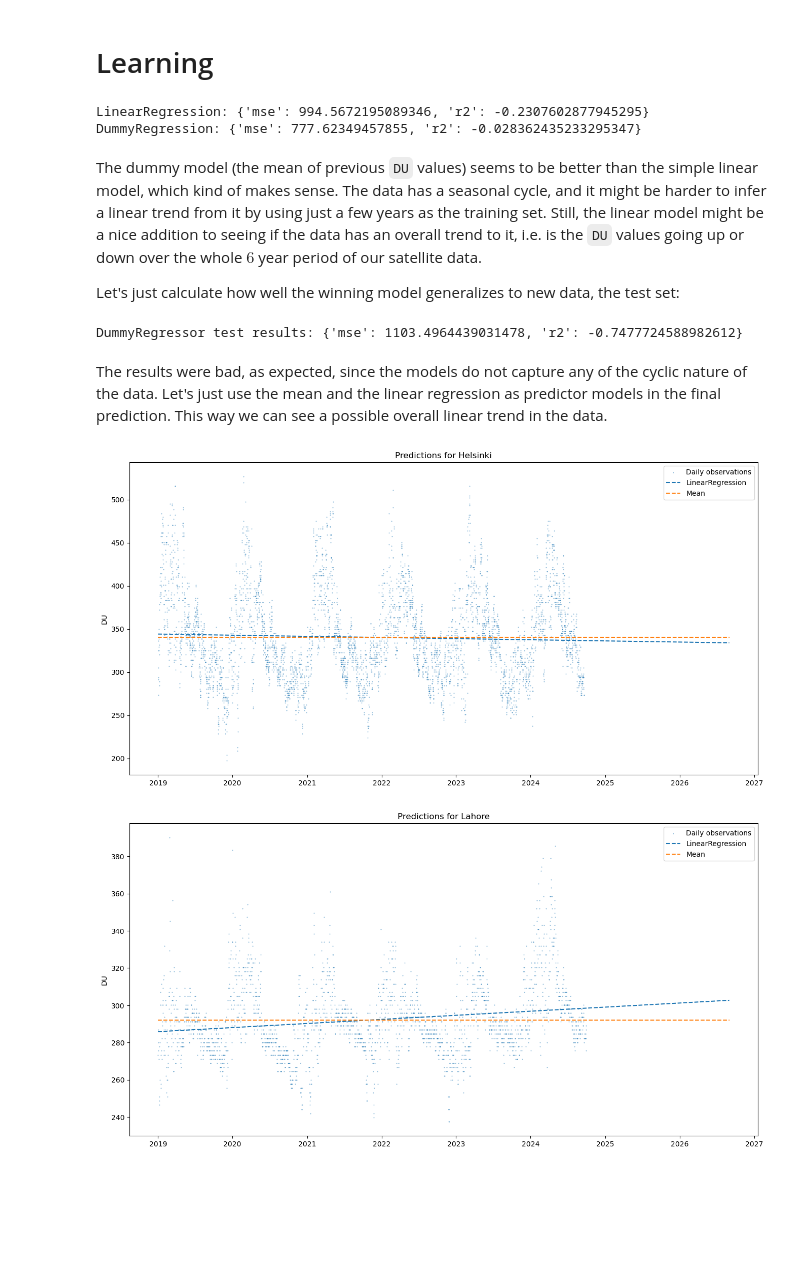
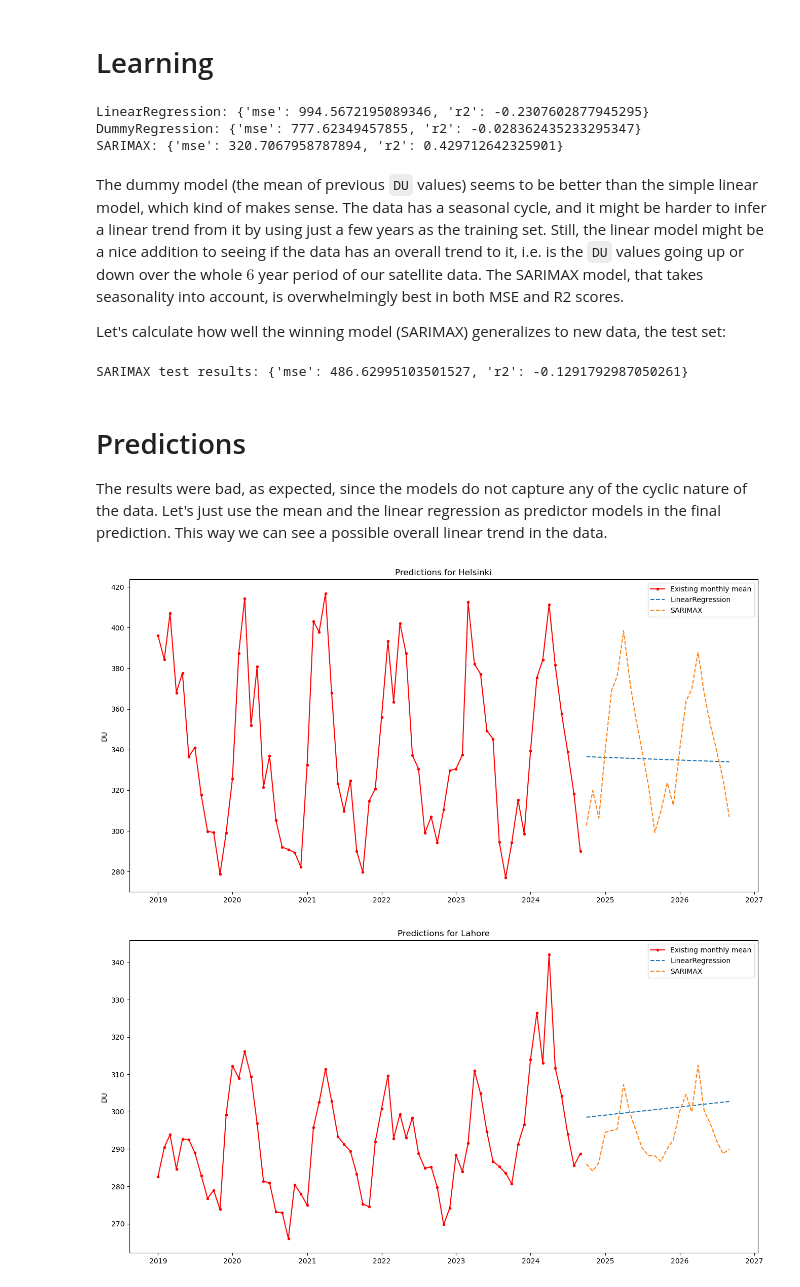
Before and after one commit to rtammisalo/project-ozone, a Jupyter notebook: ozone.ipynb, the cells around one changed output. Drawn from its saved outputs; the diff is of its cells as text; code cells hidden in the pictures; blank space fills up the shorter version.

Commit message:
Implement SARIMAX model

```diff
--- a/ozone.ipynb
+++ b/ozone.ipynb
@@ -239,11 +239,36 @@ cities['Lahore'].plot_all_ozone_data()
 from sklearn.model_selection import TimeSeriesSplit, cross_validate
 from sklearn.linear_model import LinearRegression
 from sklearn.dummy import DummyRegressor
+import sklearn.base as skbase
+import pmdarima
+
+# CV test data size in months
+cv_test_size = 12
+
+class SARIMAXWrapper(skbase.BaseEstimator, skbase.RegressorMixin):
+    """Used to wrap the SARIMAX model, so that it can be used like sklearn models. Idea is from
+    https://stackoverflow.com/questions/41045752/using-statsmodel-estimations-with-scikit-learn-cross-validation-is-it-possible
+    """
+    def __init__(self, n_periods = cv_test_size):
+        """N_periods tell how many months forward we want to forecast."""
+        self.n_periods = n_periods
+
+    def fit(self, X, y):
+        # Use m = 12 for monthly data, X = timestep data isn't used here at all.
+        self.model_fit = pmdarima.auto_arima(y, m = 12)
+
+        return self
+
+    def predict(self, X):
+        return self.model_fit.predict(n_periods = self.n_periods)
+
+# Models used
+all_models = {'LinearRegression': LinearRegression(), 'DummyRegression': DummyRegressor(), 'SARIMAX': SARIMAXWrapper()}
 
 def multi_eval(train_dict):
     """Evaluate multiple different time series of data."""
     # TimeSeriesSplit requires that the time intervals are fixed, which is what we have
-    tscv = TimeSeriesSplit(n_splits = 2, test_size = 12)
+    tscv = TimeSeriesSplit(n_splits = 2, test_size = cv_test_size)
 
     def eval(model, df, tscv):
         X = np.array(df['Timestep']).reshape(-1, 1)
@@ -253,17 +278,14 @@ def multi_eval(train_dict):
                                 scoring = ('neg_mean_squared_error', 'r2'))
         return cv_res
 
-
     # Create an empty dicts for holding cv results per model
     # model_results hold total mean results and individual results per location
     model_results = {}
-
-    # Models used
-    models = {'LinearRegression': LinearRegression(), 'DummyRegression': DummyRegressor()}
+    # Use total_locations to get the mean of all locations.
     total_locations = len(train_dict)
 
     # CV each model used
-    for model_name, model in models.items():
+    for model_name, model in all_models.items():
         # indiv_results hold cv results per location
         individual_results = {}
         # mean_results hold mean mse and r2 score
@@ -300,10 +322,11 @@ for model_name, (mean_results, _) in model_results.items():
 # %% [output]
 LinearRegression: {'mse': 994.5672195089346, 'r2': -0.2307602877945295}
 DummyRegression: {'mse': 777.62349457855, 'r2': -0.028362435233295347}
+SARIMAX: {'mse': 320.7067958787894, 'r2': 0.429712642325901}
 # %% [markdown]
-The dummy model (the mean of previous `DU` values) seems to be better than the simple linear model, which kind of makes sense. The data has a seasonal cycle, and it might be harder to infer a linear trend from it by using just a few years as the training set. Still, the linear model might be a nice addition to seeing if the data has an overall trend to it, i.e. is the `DU` values going up or down over the whole $6$ year period of our satellite data.
+The dummy model (the mean of previous `DU` values) seems to be better than the simple linear model, which kind of makes sense. The data has a seasonal cycle, and it might be harder to infer a linear trend from it by using just a few years as the training set. Still, the linear model might be a nice addition to seeing if the data has an overall trend to it, i.e. is the `DU` values going up or down over the whole $6$ year period of our satellite data. The SARIMAX model, that takes seasonality into account, is overwhelmingly best in both MSE and R2 scores.
 
-Let's just calculate how well the winning model generalizes to new data, the test set:
+Let's calculate how well the winning model (SARIMAX) generalizes to new data, the test set:
 # %%
 from sklearn.metrics import r2_score, mean_squared_error
 
@@ -328,16 +351,20 @@ def eval_test(model, train_dict, test_dict):
 
     return results
 
-test_results = eval_test(DummyRegressor(), train_dict, test_dict)
-print(f'DummyRegressor test results: {test_results}')
+# Get the size of the test set in months
+n_periods = len(test_dict['Helsinki'])
+test_results = eval_test(SARIMAXWrapper(n_periods), train_dict, test_dict)
+print(f'SARIMAX test results: {test_results}')
 # %% [output]
-DummyRegressor test results: {'mse': 1103.4964439031478, 'r2': -0.7477724588982612}
+SARIMAX test results: {'mse': 486.62995103501527, 'r2': -0.1291792987050261}
 # %% [markdown]
+# Predictions
+
 The results were bad, as expected, since the models do not capture any of the cyclic nature of the data. Let's just use the mean and the linear regression as predictor models in the final prediction. This way we can see a possible overall linear trend in the data.
 # %%
 def create_datetime_series(monthly_df, months):
     # Create a datetime series for the predictions, used in plotting.
-    dates = monthly_df['Date'].to_list()
+    dates = []
     last_date = monthly_df['Date'].iloc[-1]
 
     for i in range(1, months + 1):
@@ -347,36 +374,36 @@ def create_datetime_series(monthly_df, months):
 
 def create_features(monthly_df, months):
     # Create X, X_future matrix used in fitting and predictions.
     X = np.array(monthly_df['Timestep']).reshape(-1, 1)
     last_timestep = monthly_df['Timestep'].iloc[-1]
-    X_future = np.arange(last_timestep + 1 + months).reshape(-1, 1)
+    X_future = np.arange(last_timestep + 1, last_timestep + 1 + months).reshape(-1, 1)
 
     return X, X_future
 
 # Predict 2 year ahead
 pred_months = 24
 
 # Dict with key = location_name, value = (model name, predictions) tuple.
 all_preds = {}
 
 for loc_name, test in test_dict.items():
     # Take the last month of each test dict, and create future dates.
     monthly_df = cities[loc_name].ozone_monthly_df
     dates = create_datetime_series(monthly_df, pred_months)
     X, X_future = create_features(monthly_df, pred_months)
 
-    models = {'LinearRegression': LinearRegression(), 'Mean': DummyRegressor()}
+    plot_models = {'LinearRegression': LinearRegression(), 'SARIMAX': SARIMAXWrapper(pred_months)}
     model_preds = {}
 
-    for model_name, model in models.items():
-        fit = model.fit(X=X, y=monthly_df['DU'])
+    for model_name, model_class in plot_models.items():
+        fit = model_class.fit(X=X, y=monthly_df['DU'])
         preds = fit.predict(X_future)
         model_preds[model_name] = preds
 
     all_preds[loc_name] = (dates, model_preds)
 
 for loc_name, (dates, model_preds) in all_preds.items():
     cities[loc_name].plot_ozone_predictions(dates, model_preds)
 # %% [output]
-[figure, old version]
+[figure, new version]
-[figure, old version]
+[figure, new version]
```
Also changed, not shown: parts of 1 cell of this notebook.
